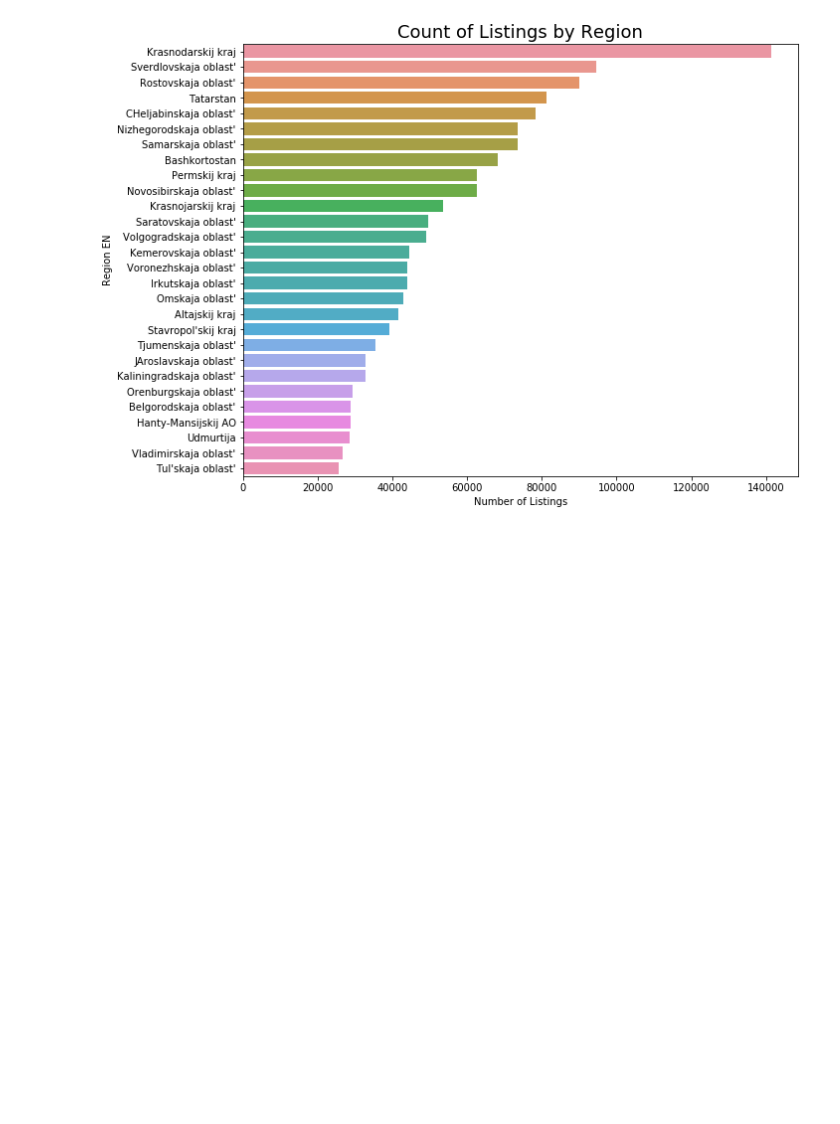
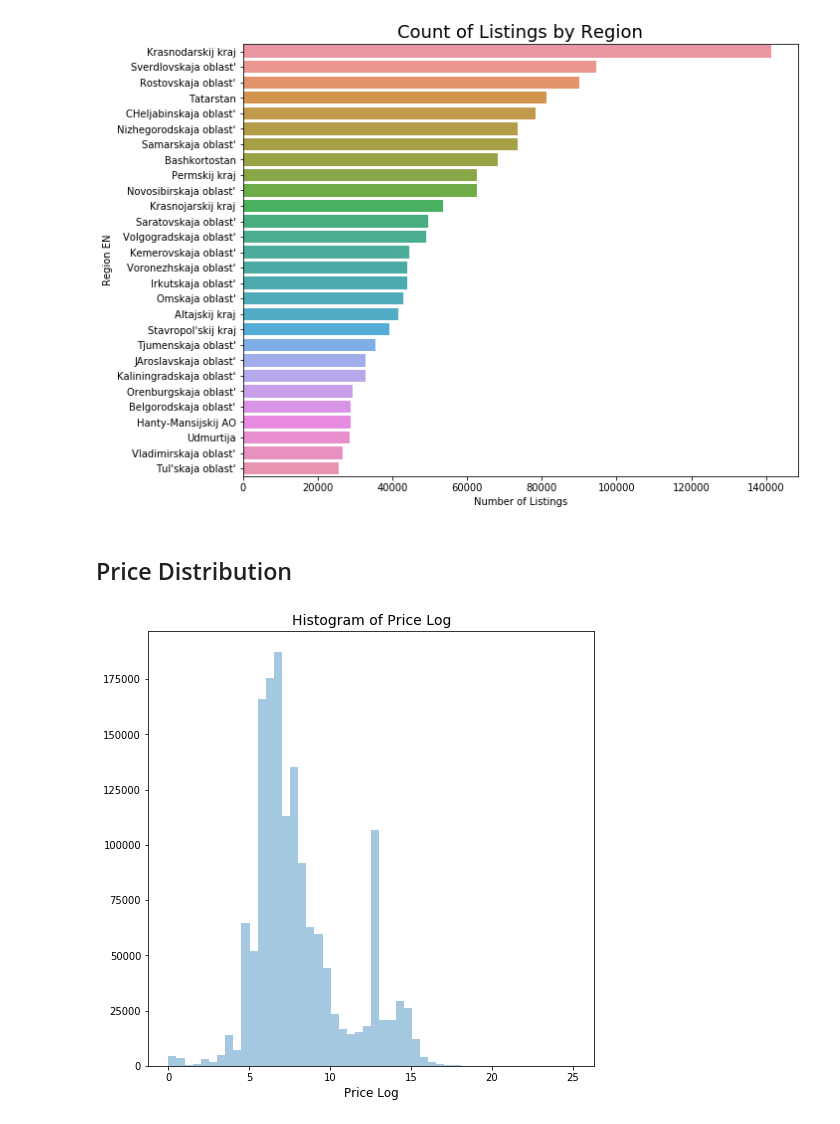
Before and after one commit to MiguelNiblock/Deep-NLP_Predicting-Ad-Demand, a Jupyter notebook: Proposal and EDA.ipynb, the cells around one changed output. Saved outputs shown, nothing was run; the diff lists cells and outputs as text; code cells hidden in the pictures; blank space fills up the shorter version.

Commit message:
more visuals

```diff
--- a/Proposal and EDA.ipynb
+++ b/Proposal and EDA.ipynb
@@ -145,3 +145,15 @@ plt.xlabel('Number of Listings')
 plt.show()
 # %% [output]
 [figure]
+# %% [markdown]
+## Price Distribution
+# %%
+train['price_fill'] = train.price.fillna(np.mean(train.price)).copy()
+
+plt.figure(figsize=(8,8))
+sns.distplot(np.log1p(train.price_fill.values),kde=False)
+plt.xlabel('Price Log', fontsize=12)
+plt.title("Histogram of Price Log", fontsize=14)
+plt.show()
+# %% [output]
+[figure, added]
```
Also changed, not shown: parts of 4 cells of this notebook.
